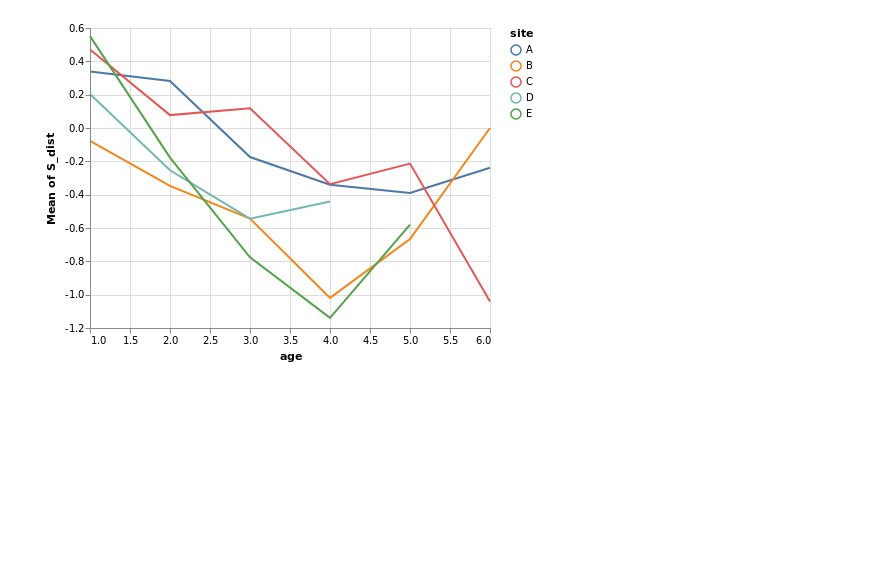
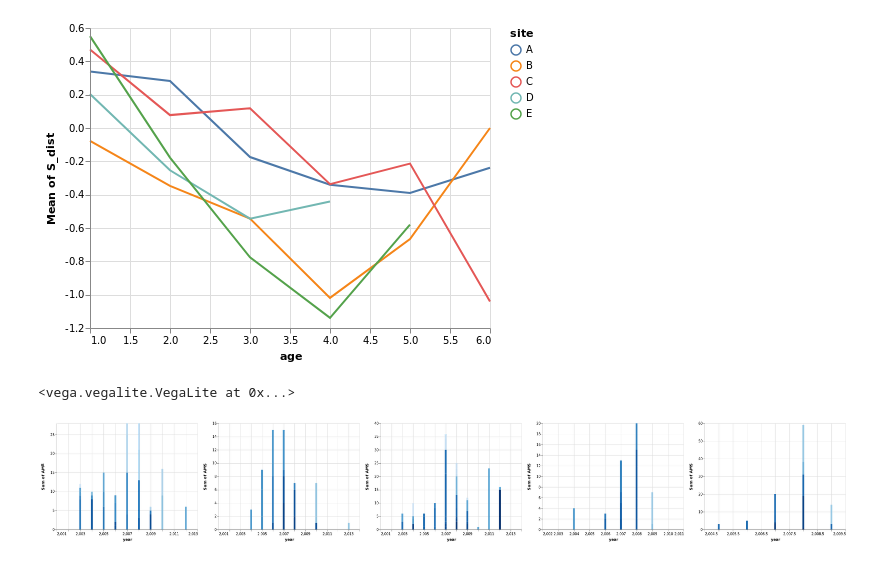
Before and after one commit to MarcoVitalii/lek-project, a Jupyter notebook: Age dependent mating performances dataset analysis.ipynb, the cells around one changed output. Cells and saved outputs as stored; diff of their text form; code cells hidden in the pictures; blank space fills up the shorter version.

```diff
--- a/Age dependent mating performances dataset analysis.ipynb
+++ b/Age dependent mating performances dataset analysis.ipynb
@@ -187,3 +186,22 @@ alt.Chart(df[['site','S_MS','S_dist','id','age']]).mark_line().encode(
 # %% [output]
 <vega.vegalite.VegaLite at 0x...>
 [figure]
+# %%
+charts = []
+interval= []
+for i, site in enumerate(df.site.unique()):
+    interval.append(alt.selection_single(fields=['id']))
+    charts.append(alt.Chart(df[['year','id','AMS','site']][df['site'] == site]).mark_bar().encode(
+                        x = 'year',
+                        color = alt.condition(interval[i],'id:O', alt.value('lightgray'),legend=None),
+                        y = 'sum(AMS)',
+                        tooltip = 'AMS'
+                        ).properties(
+                            selection = interval[i]
+                        ))
+alt.hconcat(*charts)
+# NOTE! colors are deceptive, to follow the mating success of a single individual use the interactive version of the
+# notebook and click on the bars to select the single id.
+# %% [output]
+<vega.vegalite.VegaLite at 0x...>
+[figure, added]
```
Also changed, not shown: parts of 4 cells of this notebook.
